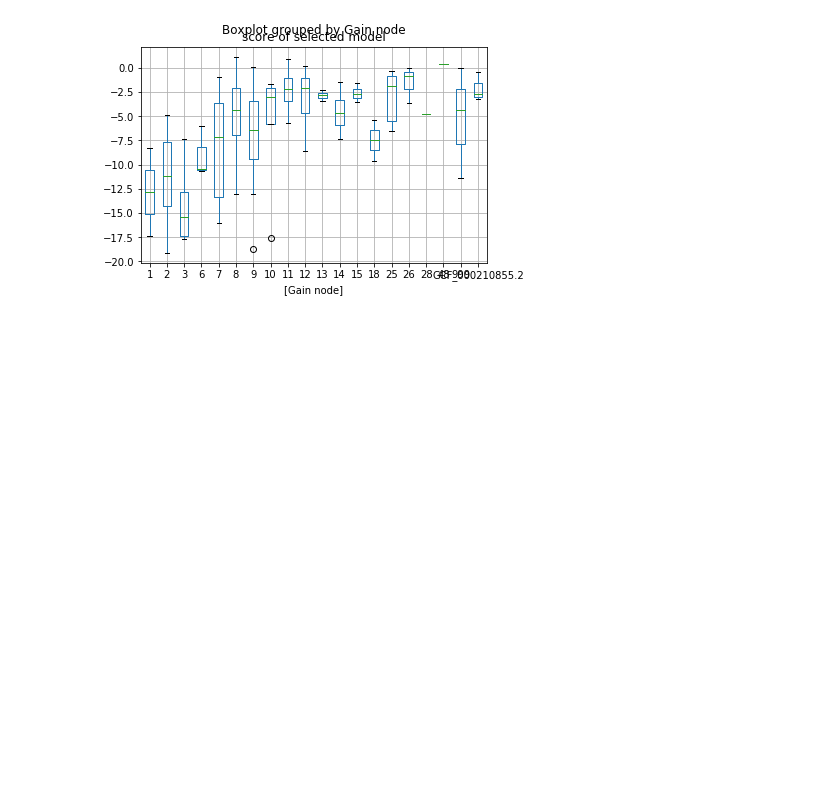
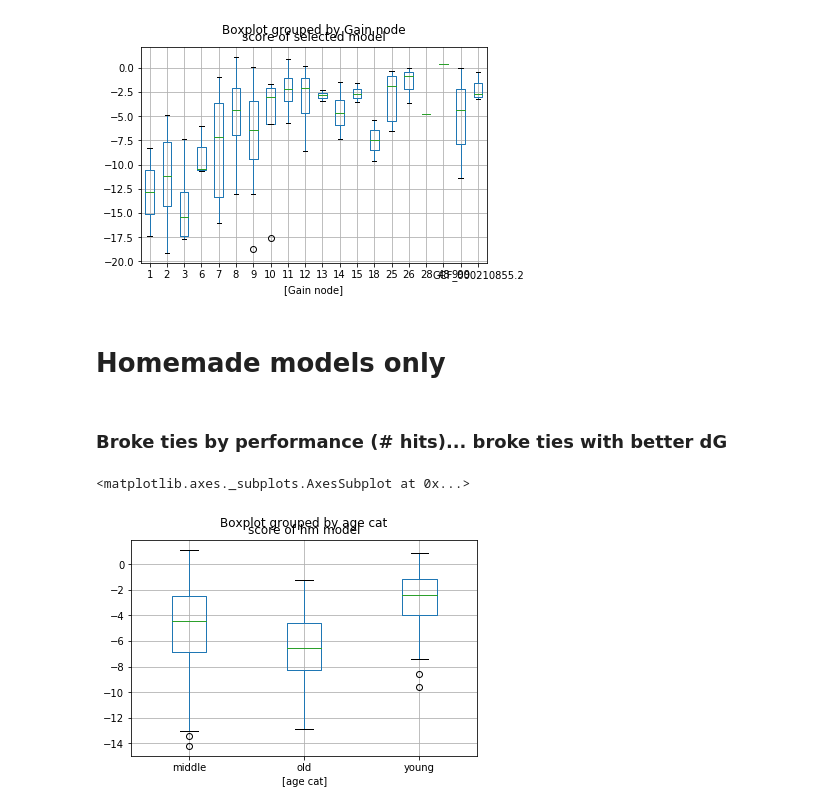
Before and after one commit to blauguste/free-energy-plots, a Jupyter notebook: free_energy_plots.ipynb, the cells around one changed output. Cells and saved outputs as stored; diff of their text form; code cells hidden in the pictures; blank space fills up the shorter version.

Commit message:
now uses scores from homemade models only

```diff
--- a/free_energy_plots.ipynb
+++ b/free_energy_plots.ipynb
@@ -97,3 +99,12 @@ no_outliers[['score of selected model', 'Gain node']].boxplot(by='Gain node')
 # %% [output]
 <matplotlib.axes._subplots.AxesSubplot at 0x...>
 [figure]
+# %% [markdown]
+# Homemade models only
+# %% [markdown]
+### Broke ties by performance (# hits)... broke ties with better dG
+# %%
+df[['score of hm model', 'age cat']].boxplot(by='age cat')
+# %% [output]
+<matplotlib.axes._subplots.AxesSubplot at 0x...>
+[figure, added]
```
Also changed, not shown: parts of 17 cells of this notebook.
